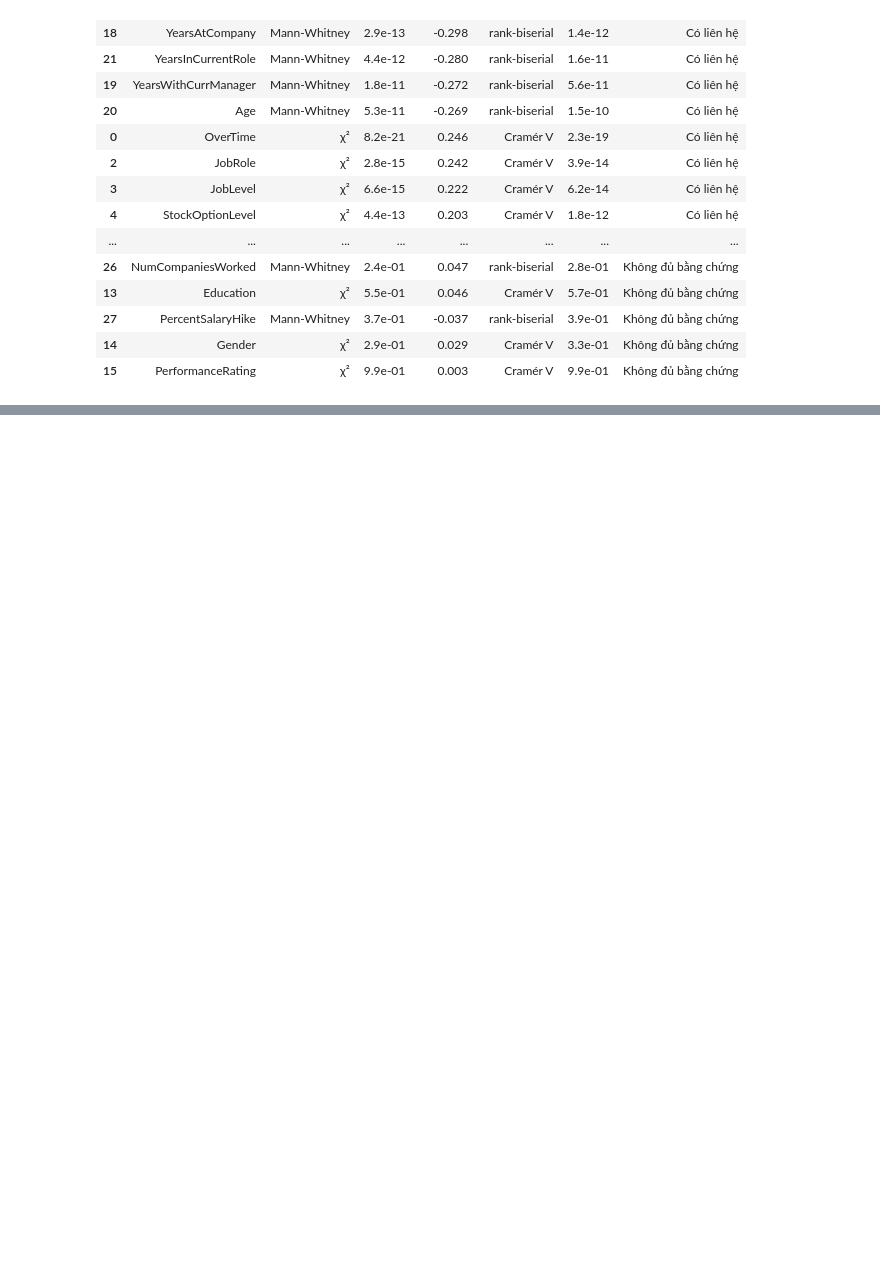
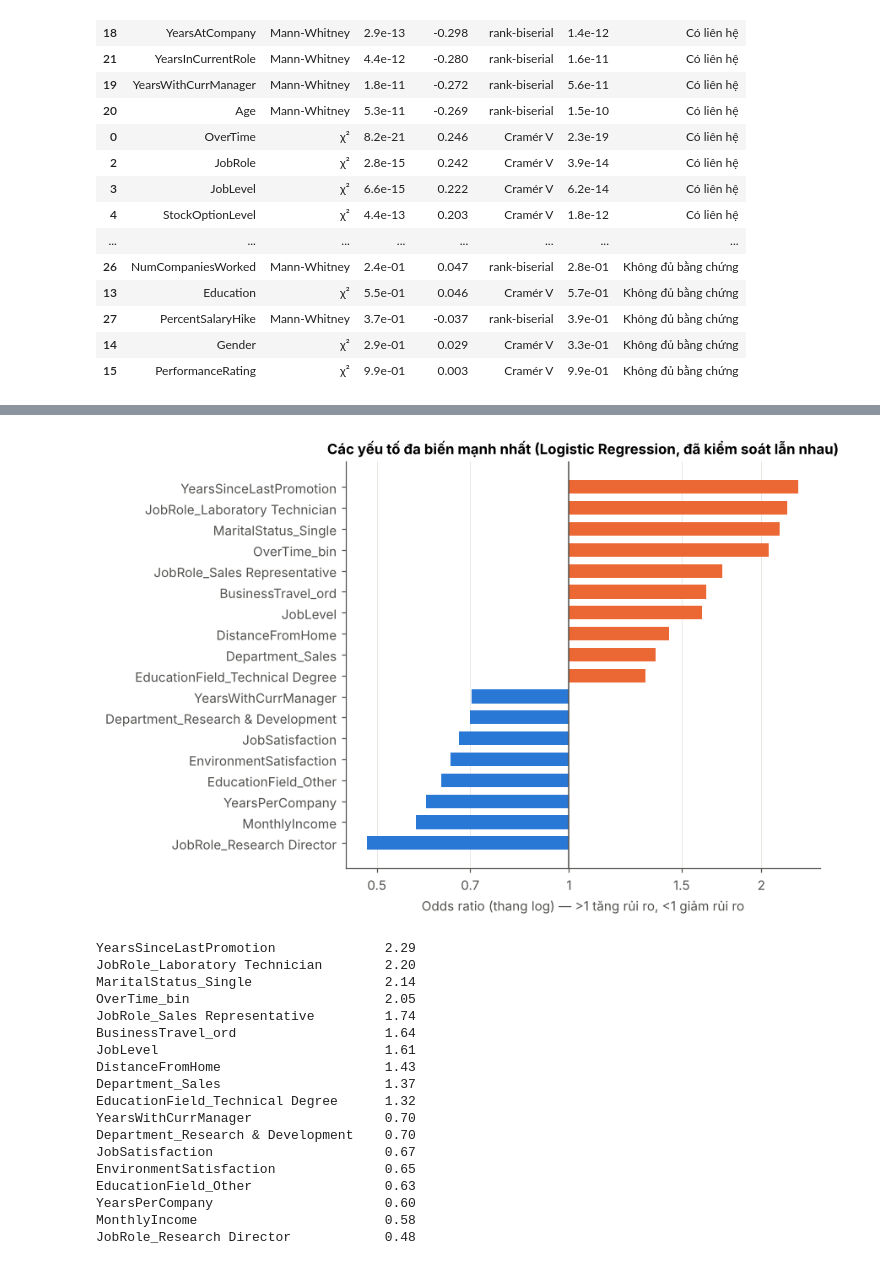
Before and after one commit to trangthu171106/ibm-hr-attrition-analysis, a Jupyter notebook: IBM_HR_Attrition_Analysis.ipynb, the cells around one changed output, grey strips where cells are left out. Saved outputs shown, nothing was run; the diff lists cells and outputs as text; code cells hidden in the pictures; blank space fills up the shorter version.

```diff
--- a/IBM_HR_Attrition_Analysis.ipynb
+++ b/IBM_HR_Attrition_Analysis.ipynb
@@ -756,0 +838,37 @@ Số biến có ý nghĩa sau hiệu chỉnh: 20 / 28
+# %%
+# 3.10d Diễn giải Logistic Regression: odds ratio cho mỗi +1 độ lệch chuẩn (biến số) hoặc so với nhóm tham chiếu (one-hot)
+lr = models["Logistic Regression"]
+feat = lr.named_steps["pre"].get_feature_names_out()
+coef = pd.Series(lr.named_steps["clf"].coef_[0], index=feat)
+orr = np.exp(coef).sort_values()
+top = pd.concat([orr.head(8), orr.tail(10)])
+fig, ax = plt.subplots(figsize=(8, 5.4))
+ax.barh(top.index, top.values - 1, left=1, color=[C_LEAVE if v > 1 else C_STAY for v in top.values], height=0.65)
+ax.axvline(1, color=C_INK, lw=1); ax.set_xscale("log")
+ax.xaxis.set_major_locator(mtick.FixedLocator([0.4, 0.5, 0.7, 1, 1.5, 2, 2.5]))
+ax.xaxis.set_minor_locator(mtick.NullLocator())
+ax.xaxis.set_major_formatter(mtick.FuncFormatter(lambda v, _: f"{v:g}"))
+ax.set_xlabel("Odds ratio (thang log) — >1 tăng rủi ro, <1 giảm rủi ro"); ax.grid(axis="y", visible=False)
+ax.set_title("Các yếu tố đa biến mạnh nhất (Logistic Regression, đã kiểm soát lẫn nhau)")
+save(fig, "fig14_odds")
+print(top.round(2).sort_values(ascending=False).to_string())
+# %% [output]
+[figure, added]
+YearsSinceLastPromotion              2.29
+JobRole_Laboratory Technician        2.20
+MaritalStatus_Single                 2.14
+OverTime_bin                         2.05
+JobRole_Sales Representative         1.74
+BusinessTravel_ord                   1.64
+JobLevel                             1.61
+DistanceFromHome                     1.43
+Department_Sales                     1.37
+EducationField_Technical Degree      1.32
+YearsWithCurrManager                 0.70
+Department_Research & Development    0.70
+JobSatisfaction                      0.67
+EnvironmentSatisfaction              0.65
+EducationField_Other                 0.63
+YearsPerCompany                      0.60
+MonthlyIncome                        0.58
+JobRole_Research Director            0.48
```
Also changed, not shown: parts of 6 cells of this notebook, 3 other files.
